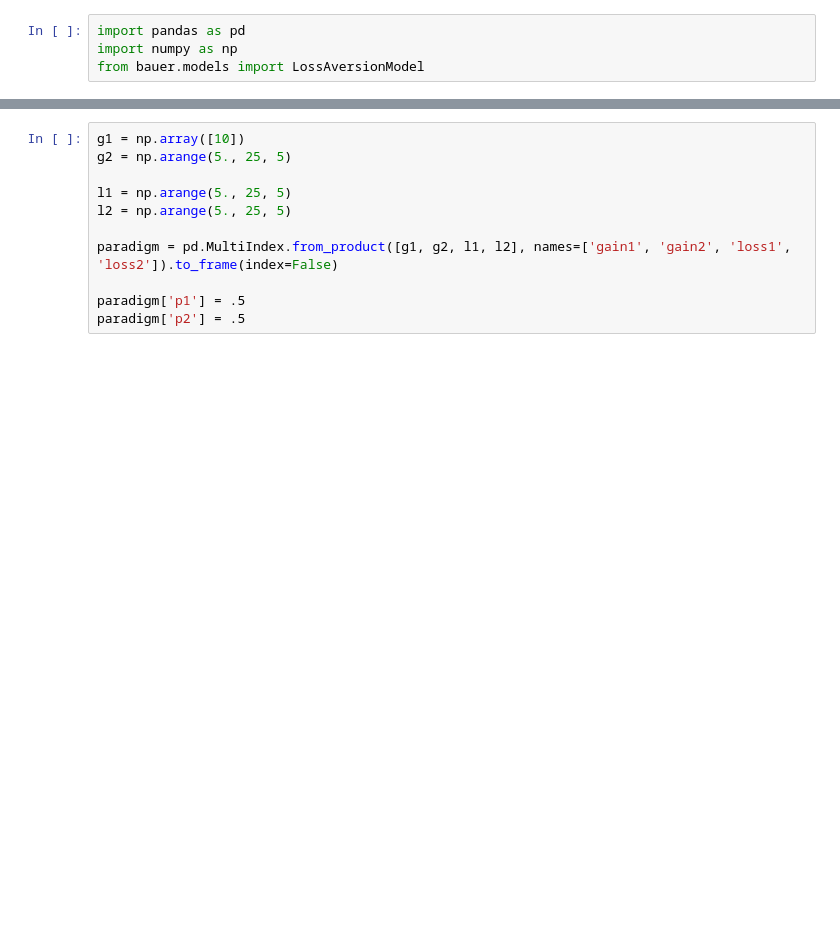
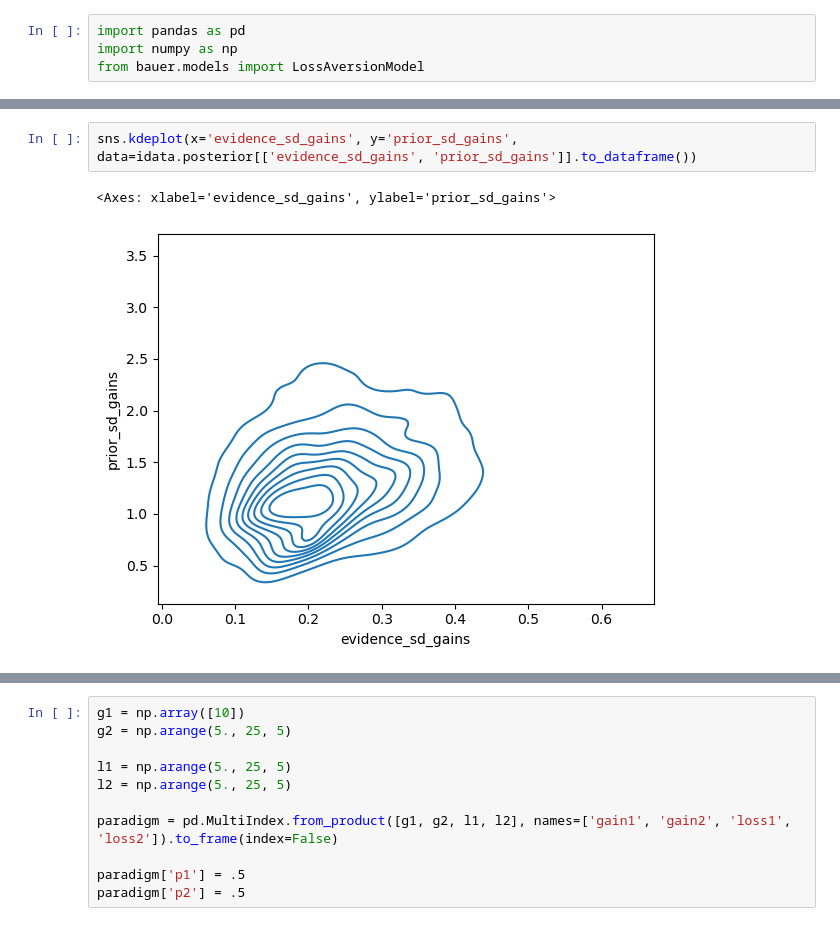
Before and after one commit to ruffgroup/bauer, a Jupyter notebook: notebooks/test_loss_aversion_model.ipynb, the cells around one changed output, grey strips where cells are left out. Saved outputs shown, nothing was run; the diff lists cells and outputs as text; blank space fills up the shorter version.

```diff
--- a/notebooks/test_loss_aversion_model.ipynb
+++ b/notebooks/test_loss_aversion_model.ipynb
@@ -4,0 +121,5 @@ from bauer.models import LossAversionModel
+# %%
+sns.kdeplot(x='evidence_sd_gains', y='prior_sd_gains', data=idata.posterior[['evidence_sd_gains', 'prior_sd_gains']].to_dataframe())
+# %% [output]
+<Axes: xlabel='evidence_sd_gains', ylabel='prior_sd_gains'>
+[figure, added]
```
Also changed, not shown: parts of 16 cells of this notebook.
